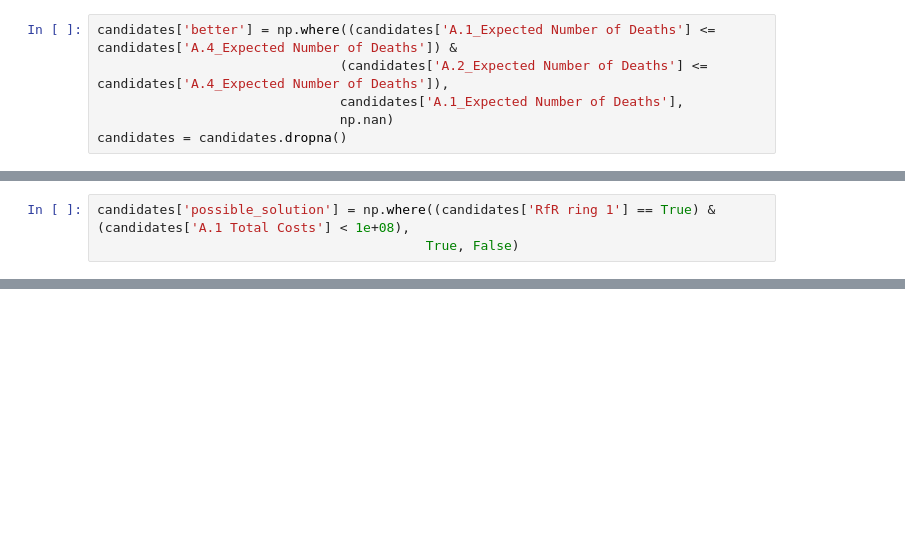
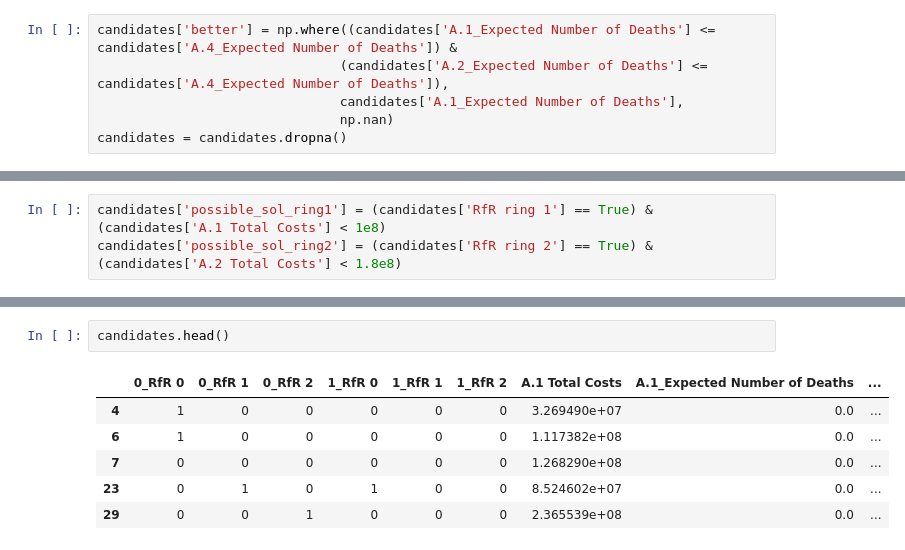
Before and after one commit to BarisEY/MBDM, a Jupyter notebook: Final_Assignment/Lucas_Final_Assignment_code/quaquel_github_files_kopie/Data_Exploration2.ipynb, the cells around one changed output, grey strips where cells are left out. Cells and saved outputs as stored; diff of their text form; blank space fills up the shorter version.

Commit message:
Full notebook with three solutions finished

```diff
--- a/Final_Assignment/Lucas_Final_Assignment_code/quaquel_github_files_kopie/Data_Exploration2.ipynb
+++ b/Final_Assignment/Lucas_Final_Assignment_code/quaquel_github_files_kopie/Data_Exploration2.ipynb
@@ -132,4 +143,4 @@ RfR ring 2                       8.641975e-02
 dtype: float64
 # %%
-candidates['possible_solution'] = np.where((candidates['RfR ring 1'] == True) & (candidates['A.1 Total Costs'] < 1e+08),
-                                          True, False)
+candidates['possible_sol_ring1'] = (candidates['RfR ring 1'] == True) & (candidates['A.1 Total Costs'] < 1e8)
+candidates['possible_sol_ring2'] = (candidates['RfR ring 2'] == True) & (candidates['A.2 Total Costs'] < 1.8e8)
@@ -135,0 +158,9 @@ candidates['possible_solution'] = np.where((candidates['RfR ring 1'] == True) &
+# %%
+candidates.head()
+# %% [output]
+|  | 0_RfR 0 | 0_RfR 1 | 0_RfR 2 | 1_RfR 0 | 1_RfR 1 | 1_RfR 2 | A.1 Total Costs | A.1_Expected Number of Deaths | ... |
+| 4 | 1 | 0 | 0 | 0 | 0 | 0 | 3.269490e+07 | 0.0 | ... |
+| 6 | 1 | 0 | 0 | 0 | 0 | 0 | 1.117382e+08 | 0.0 | ... |
+| 7 | 0 | 0 | 0 | 0 | 0 | 0 | 1.268290e+08 | 0.0 | ... |
+| 23 | 0 | 1 | 0 | 1 | 0 | 0 | 8.524602e+07 | 0.0 | ... |
+| 29 | 0 | 0 | 1 | 0 | 0 | 0 | 2.365539e+08 | 0.0 | ... |
```
Also changed, not shown: parts of 11 cells of this notebook, 3 other files.
